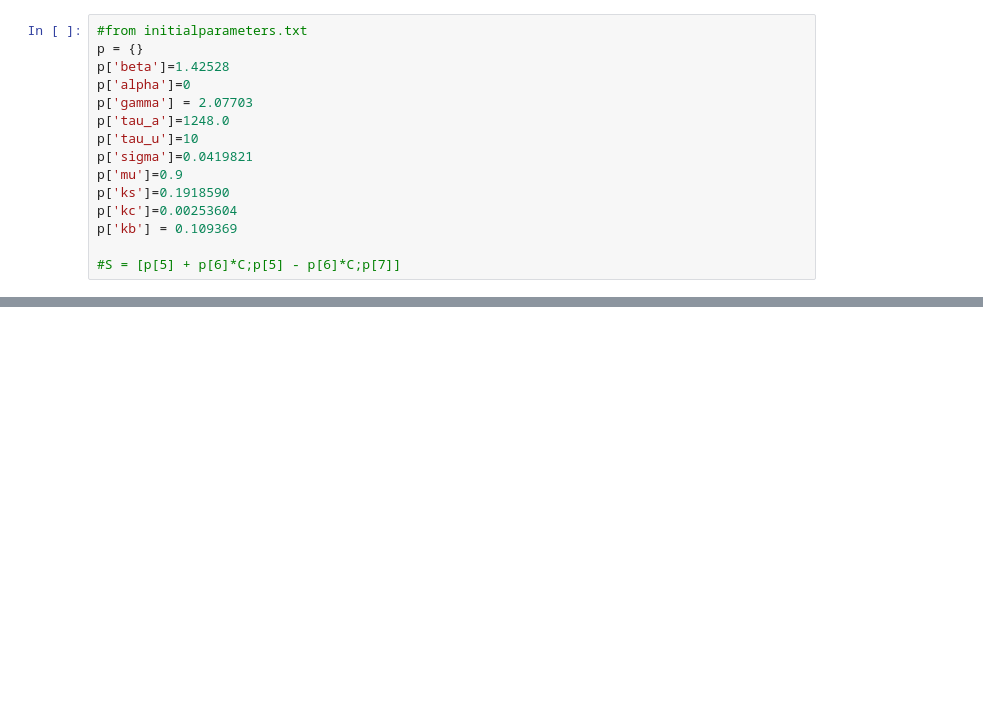
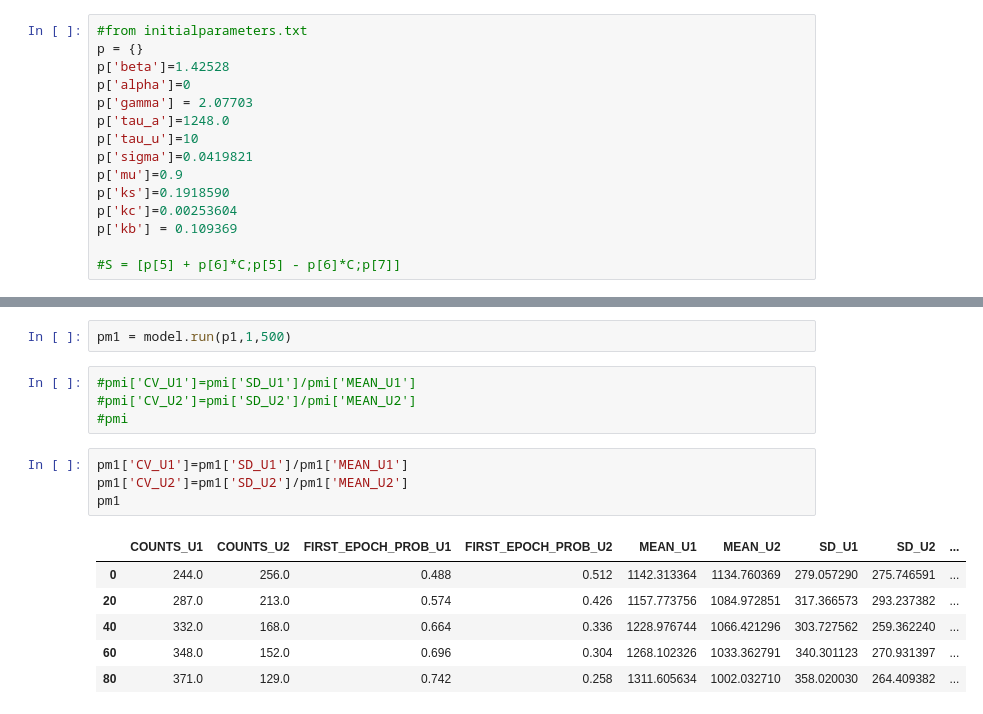
Before and after one commit to cjhough/model2.0, a Jupyter notebook: demodynamics.ipynb, the cells around one changed output, grey strips where cells are left out. Drawn from its saved outputs; the diff is of its cells as text; blank space fills up the shorter version.

```diff
--- a/demodynamics.ipynb
+++ b/demodynamics.ipynb
@@ -125,0 +154,17 @@ fig.tight_layout()
+# %%
+pm1 = model.run(p1,1,500)
+# %%
+#pmi['CV_U1']=pmi['SD_U1']/pmi['MEAN_U1']
+#pmi['CV_U2']=pmi['SD_U2']/pmi['MEAN_U2']
+#pmi
+# %%
+pm1['CV_U1']=pm1['SD_U1']/pm1['MEAN_U1']
+pm1['CV_U2']=pm1['SD_U2']/pm1['MEAN_U2']
+pm1
+# %% [output]
+|  | COUNTS_U1 | COUNTS_U2 | FIRST_EPOCH_PROB_U1 | FIRST_EPOCH_PROB_U2 | MEAN_U1 | MEAN_U2 | SD_U1 | SD_U2 | ... |
+| 0 | 244.0 | 256.0 | 0.488 | 0.512 | 1142.313364 | 1134.760369 | 279.057290 | 275.746591 | ... |
+| 20 | 287.0 | 213.0 | 0.574 | 0.426 | 1157.773756 | 1084.972851 | 317.366573 | 293.237382 | ... |
+| 40 | 332.0 | 168.0 | 0.664 | 0.336 | 1228.976744 | 1066.421296 | 303.727562 | 259.362240 | ... |
+| 60 | 348.0 | 152.0 | 0.696 | 0.304 | 1268.102326 | 1033.362791 | 340.301123 | 270.931397 | ... |
+| 80 | 371.0 | 129.0 | 0.742 | 0.258 | 1311.605634 | 1002.032710 | 358.020030 | 264.409382 | ... |
```
Also changed, not shown: parts of 14 cells of this notebook, 13 other files.
